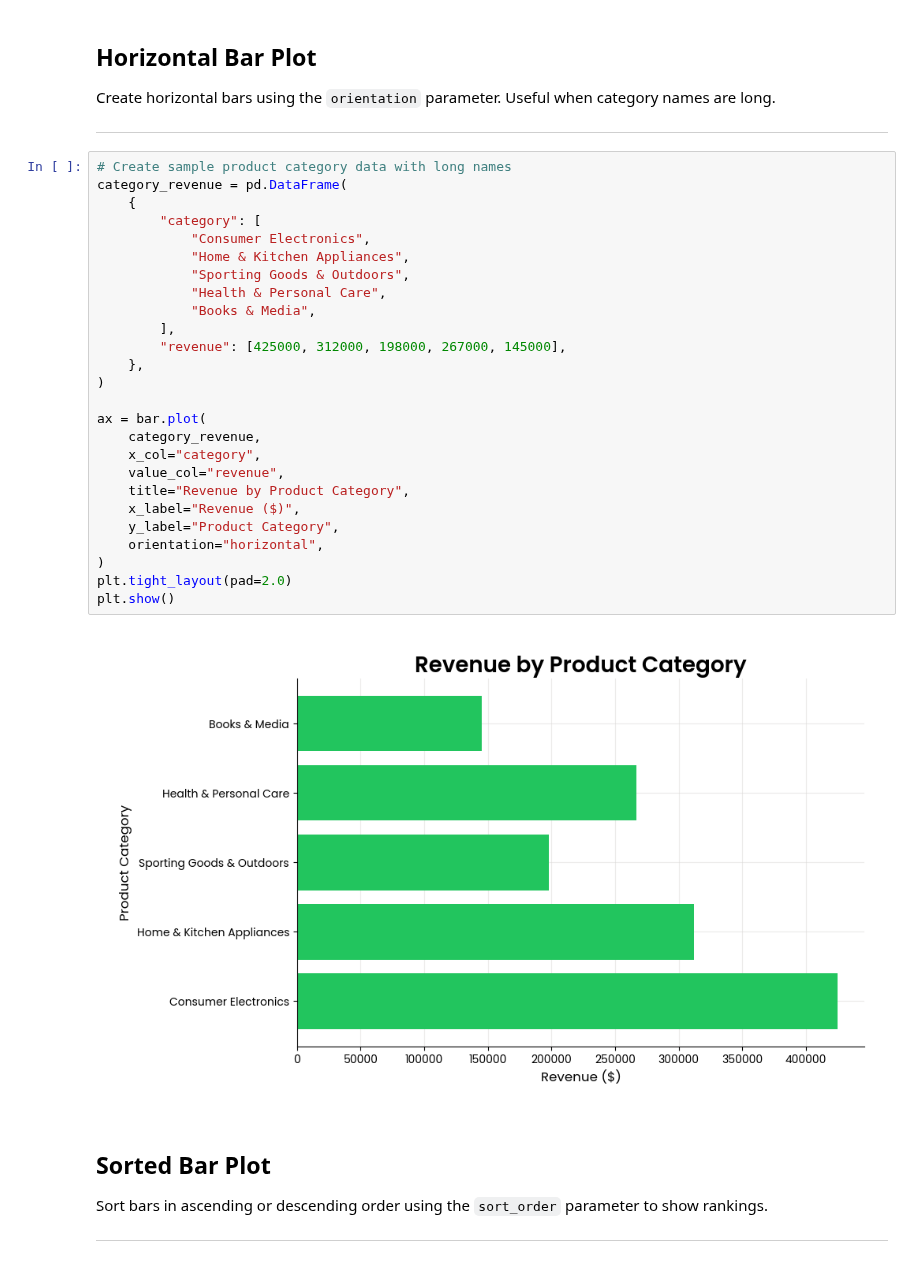
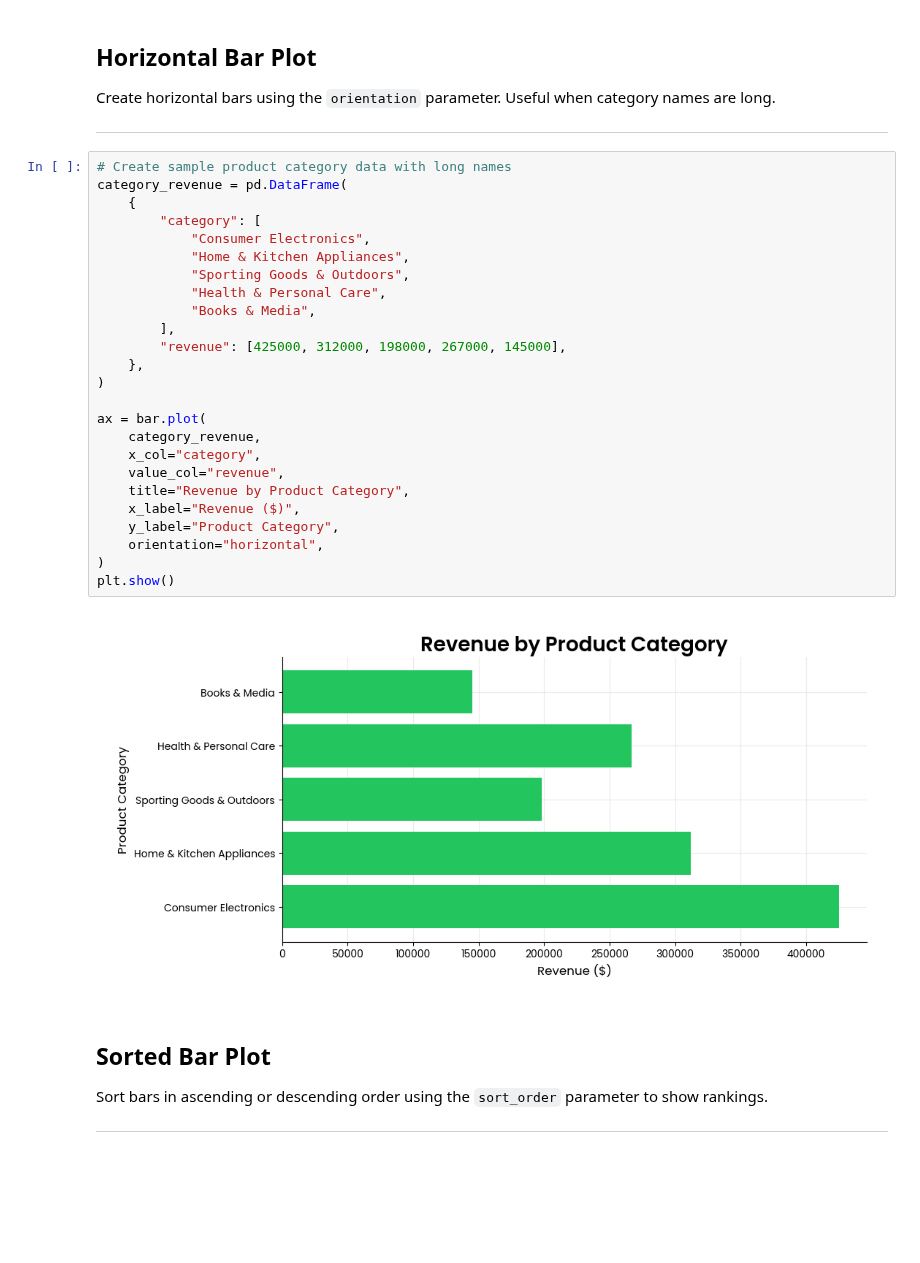
Before and after one commit to Data-Simply/pyretailscience, a Jupyter notebook: docs/gallery/plots/bar.ipynb, the cells around one changed output. Cells and saved outputs as stored; diff of their text form; blank space fills up the shorter version.

```diff
--- a/docs/gallery/plots/bar.ipynb
+++ b/docs/gallery/plots/bar.ipynb
@@ -117,31 +115,30 @@ Create horizontal bars using the `orientation` parameter. Useful when category n
 # %%
 # Create sample product category data with long names
 category_revenue = pd.DataFrame(
     {
         "category": [
             "Consumer Electronics",
             "Home & Kitchen Appliances",
             "Sporting Goods & Outdoors",
             "Health & Personal Care",
             "Books & Media",
         ],
         "revenue": [425000, 312000, 198000, 267000, 145000],
     },
 )
 
 ax = bar.plot(
     category_revenue,
     x_col="category",
     value_col="revenue",
     title="Revenue by Product Category",
     x_label="Revenue ($)",
     y_label="Product Category",
     orientation="horizontal",
 )
-plt.tight_layout(pad=2.0)
 plt.show()
 # %% [output]
-[figure, old version]
+[figure, new version]
 # %% [markdown]
 ## Sorted Bar Plot
 
```
Also changed, not shown: parts of 9 cells of this notebook, 1 other file.
